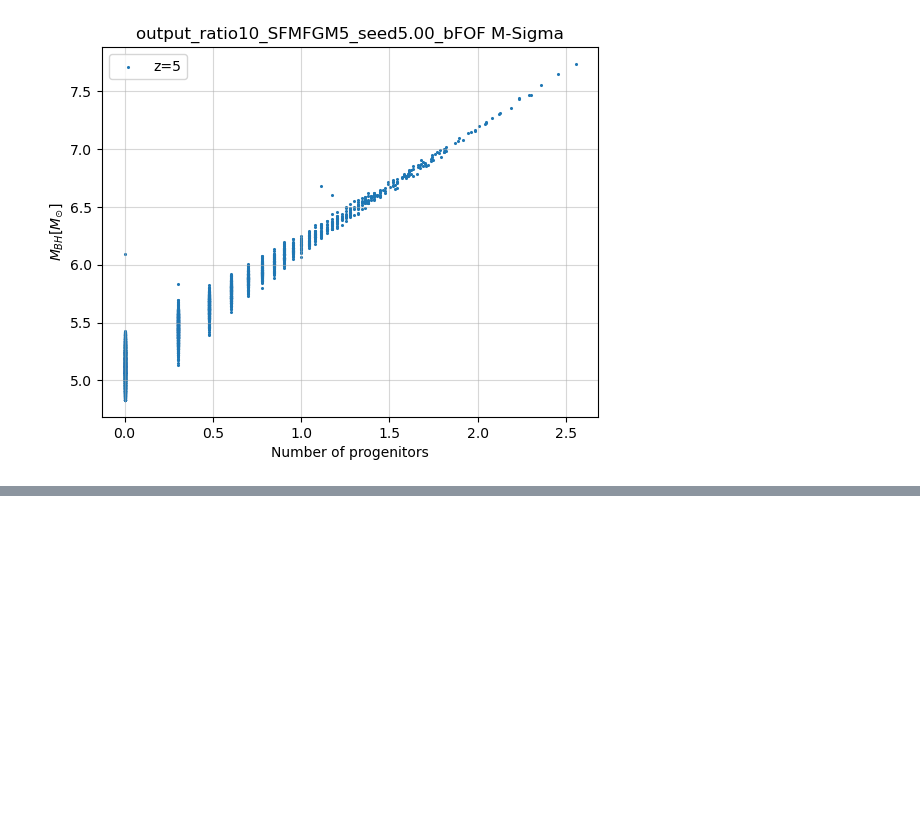
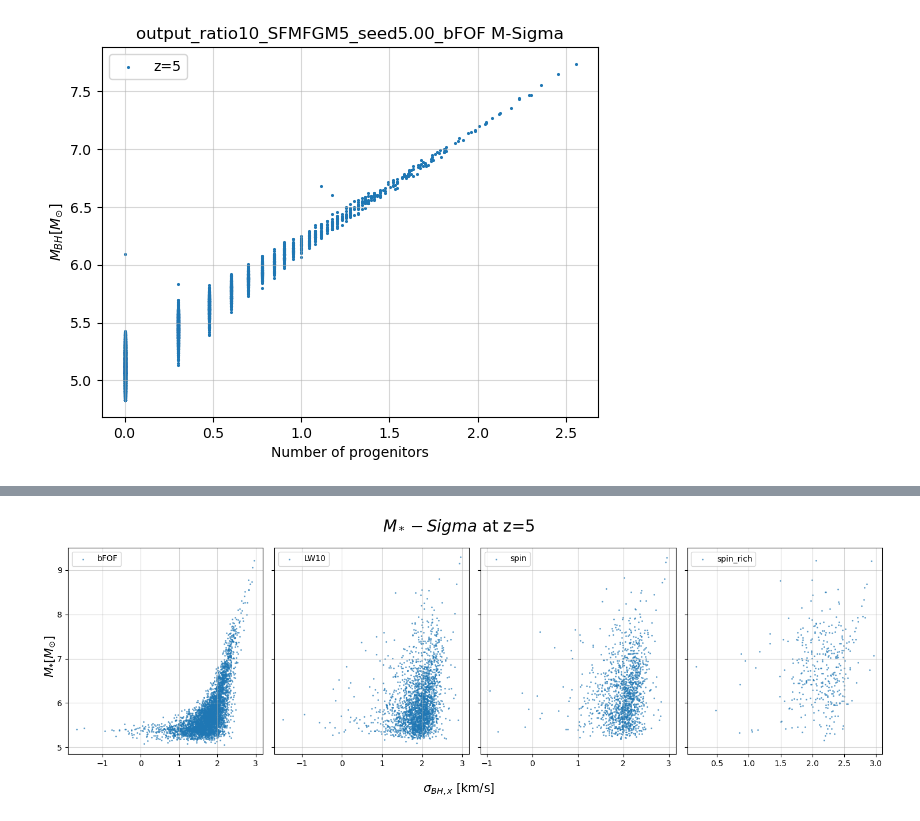
Before and after one commit to khojonat/Brahma_Analysis, a Jupyter notebook: BrahmaRelations.ipynb, the cells around one changed output, grey strips where cells are left out. Cells and saved outputs as stored; diff of their text form; code cells hidden in the pictures; blank space fills up the shorter version.

```diff
--- a/BrahmaRelations.ipynb
+++ b/BrahmaRelations.ipynb
@@ -744,0 +1058,51 @@ Text(0.5, 1.0, 'output_ratio10_SFMFGM5_seed5.00_bFOF M-Sigma')
+# %%
+bFOFz5=ReadBrahmaData('Brahma_Data/output_ratio10_SFMFGM5_seed5.00_bFOF_z5')
+LW10z5=ReadBrahmaData('Brahma_Data/output_ratio10_SFMFGM5_seed5.00_bFOF_LW10_z5')
+spinz5 = ReadBrahmaData('Brahma_Data/output_ratio10_SFMFGM5_seed5.00_bFOF_LW10_spin_z5')
+spin_richz5=ReadBrahmaData('Brahma_Data/output_ratio10_SFMFGM5_seed5.00_bFOF_LW10_spin_rich_z5')
+
+# Grabbing x-sigma values
+sigmax1=np.array([sigma[0] for sigma in bFOFz5[4]])
+sigmax2=np.array([sigma[0] for sigma in LW10z5[4]])
+sigmax3=np.array([sigma[0] for sigma in spinz5[4]])
+sigmax4=np.array([sigma[0] for sigma in spin_richz5[4]])
+
+# Getting rid of nonzero values
+nonzero1 = np.nonzero(sigmax1)[0]
+nonzero2 = np.nonzero(sigmax2)[0]
+nonzero3 = np.nonzero(sigmax3)[0]
+nonzero4 = np.nonzero(sigmax4)[0]
+
+sigmax1=sigmax1[nonzero1]
+sigmax2=sigmax1[nonzero2]
+sigmax3=sigmax1[nonzero3]
+sigmax4=sigmax1[nonzero4]
+
+Mstar_bFOF = np.array([np.sum(bFOFz5[1][i]) for i in range(len(bFOFz5[1]))])[nonzero1]
+Mstar_LW10 = np.array([np.sum(LW10z5[1][i]) for i in range(len(LW10z5[1]))])[nonzero2]
+Mstar_spin = np.array([np.sum(spinz5[1][i]) for i in range(len(spinz5[1]))])[nonzero3]
+Mstar_spin_rich = np.array([np.sum(spin_richz5[1][i]) for i in range(len(spin_richz5[1]))])[nonzero4]
+
+# Plotting
+f,axs = plt.subplots(1,4,sharey = True,figsize = (15,5))
+
+axs[0].scatter(np.log10(sigmax1),np.log10(Mstar_bFOF),s=1.5,label="bFOF",alpha=0.5)
+axs[1].scatter(np.log10(sigmax2),np.log10(Mstar_LW10),s=1.5,label="LW10",alpha=0.5)
+axs[2].scatter(np.log10(sigmax3),np.log10(Mstar_spin),s=1.5,label="spin",alpha=0.5)
+axs[3].scatter(np.log10(sigmax4),np.log10(Mstar_spin_rich),s=1.5,label="spin_rich",alpha=0.5)
+
+# plt.plot(x,TNGy[0],label='TNG Best Fit')
+# plt.plot(x,y[0],label='Illustris Best Fit')
+f.supxlabel('$\sigma_{BH,x}$ [km/s]',size=15)
+f.supylabel('$M_{*} [M_{\odot}]$',size=15)
+
+for ax in axs:
+    ax.grid(alpha=0.5)
+    ax.legend(fontsize=10)
+
+f.suptitle('$M_*-Sigma$ at z=5',size=20)
+f.tight_layout()
+
+plt.savefig('Z5_Mstar_Sigma_Comparison.png')
+# %% [output]
+[figure, added]
```
Also changed, not shown: parts of 18 cells of this notebook.
